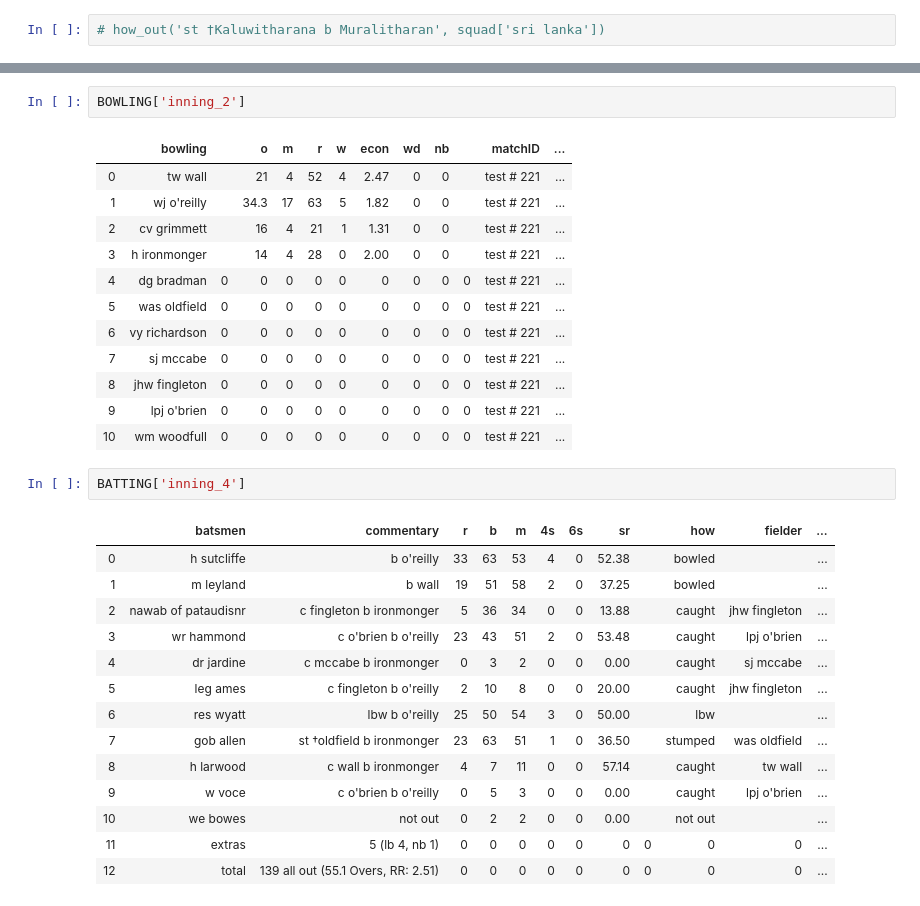
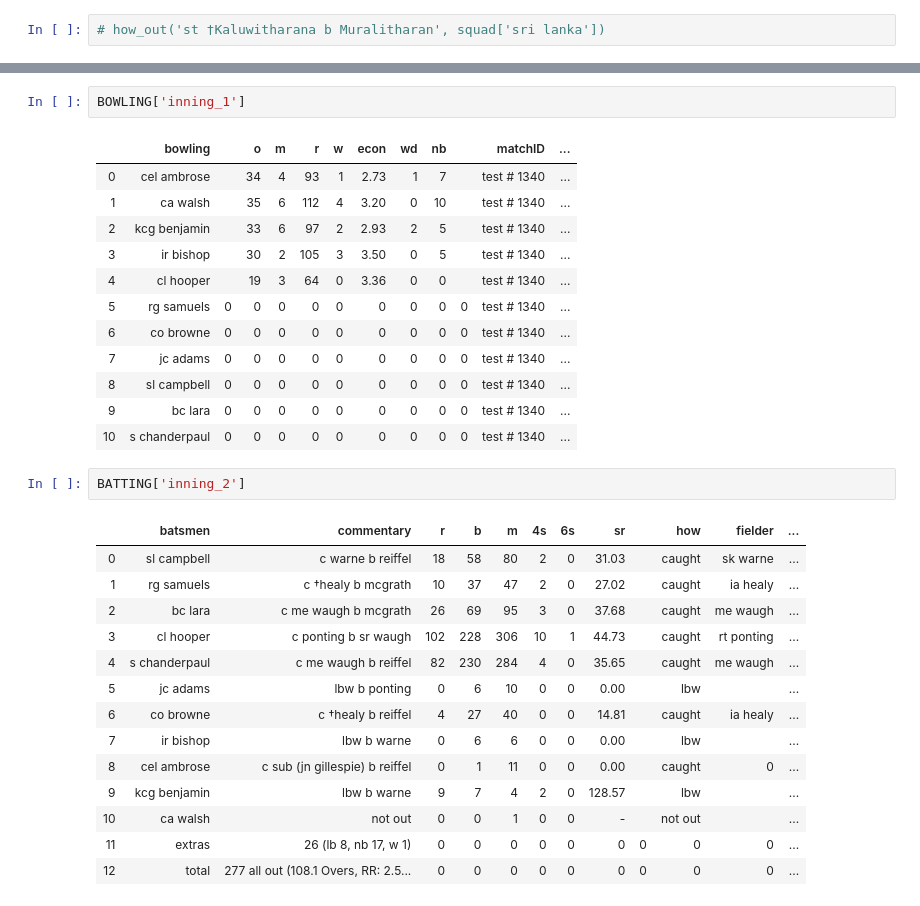
Before and after one commit to ronsg83/Cricanalytics, a Jupyter notebook: Cricket_data_2.ipynb, the cells around one changed output, grey strips where cells are left out. Cells and saved outputs as stored; diff of their text form.

```diff
--- a/Cricket_data_2.ipynb
+++ b/Cricket_data_2.ipynb
@@ -419,35 +531,35 @@ TEAM_INFO
 # %%
-BOWLING['inning_2']
+BOWLING['inning_1']
 # %% [output]
 |  | bowling |  | o | m | r | w | econ | wd | nb |  | matchID | ... |
-| 0 | tw wall |  | 21 | 4 | 52 | 4 | 2.47 | 0 | 0 |  | test # 221 | ... |
-| 1 | wj o'reilly |  | 34.3 | 17 | 63 | 5 | 1.82 | 0 | 0 |  | test # 221 | ... |
-| 2 | cv grimmett |  | 16 | 4 | 21 | 1 | 1.31 | 0 | 0 |  | test # 221 | ... |
-| 3 | h ironmonger |  | 14 | 4 | 28 | 0 | 2.00 | 0 | 0 |  | test # 221 | ... |
-| 4 | dg bradman | 0 | 0 | 0 | 0 | 0 | 0 | 0 | 0 | 0 | test # 221 | ... |
-| 5 | was oldfield | 0 | 0 | 0 | 0 | 0 | 0 | 0 | 0 | 0 | test # 221 | ... |
-| 6 | vy richardson | 0 | 0 | 0 | 0 | 0 | 0 | 0 | 0 | 0 | test # 221 | ... |
-| 7 | sj mccabe | 0 | 0 | 0 | 0 | 0 | 0 | 0 | 0 | 0 | test # 221 | ... |
-| 8 | jhw fingleton | 0 | 0 | 0 | 0 | 0 | 0 | 0 | 0 | 0 | test # 221 | ... |
-| 9 | lpj o'brien | 0 | 0 | 0 | 0 | 0 | 0 | 0 | 0 | 0 | test # 221 | ... |
-| 10 | wm woodfull | 0 | 0 | 0 | 0 | 0 | 0 | 0 | 0 | 0 | test # 221 | ... |
+| 0 | cel ambrose |  | 34 | 4 | 93 | 1 | 2.73 | 1 | 7 |  | test # 1340 | ... |
+| 1 | ca walsh |  | 35 | 6 | 112 | 4 | 3.20 | 0 | 10 |  | test # 1340 | ... |
+| 2 | kcg benjamin |  | 33 | 6 | 97 | 2 | 2.93 | 2 | 5 |  | test # 1340 | ... |
+| 3 | ir bishop |  | 30 | 2 | 105 | 3 | 3.50 | 0 | 5 |  | test # 1340 | ... |
+| 4 | cl hooper |  | 19 | 3 | 64 | 0 | 3.36 | 0 | 0 |  | test # 1340 | ... |
+| 5 | rg samuels | 0 | 0 | 0 | 0 | 0 | 0 | 0 | 0 | 0 | test # 1340 | ... |
+| 6 | co browne | 0 | 0 | 0 | 0 | 0 | 0 | 0 | 0 | 0 | test # 1340 | ... |
+| 7 | jc adams | 0 | 0 | 0 | 0 | 0 | 0 | 0 | 0 | 0 | test # 1340 | ... |
+| 8 | sl campbell | 0 | 0 | 0 | 0 | 0 | 0 | 0 | 0 | 0 | test # 1340 | ... |
+| 9 | bc lara | 0 | 0 | 0 | 0 | 0 | 0 | 0 | 0 | 0 | test # 1340 | ... |
+| 10 | s chanderpaul | 0 | 0 | 0 | 0 | 0 | 0 | 0 | 0 | 0 | test # 1340 | ... |
 # %%
-BATTING['inning_4']
+BATTING['inning_2']
 # %% [output]
 |  | batsmen | commentary | r | b | m | 4s | 6s | sr |  | how | fielder | ... |
-| 0 | h sutcliffe | b o'reilly | 33 | 63 | 53 | 4 | 0 | 52.38 |  | bowled |  | ... |
-| 1 | m leyland | b wall | 19 | 51 | 58 | 2 | 0 | 37.25 |  | bowled |  | ... |
-| 2 | nawab of pataudisnr | c fingleton b ironmonger | 5 | 36 | 34 | 0 | 0 | 13.88 |  | caught | jhw fingleton | ... |
-| 3 | wr hammond | c o'brien b o'reilly | 23 | 43 | 51 | 2 | 0 | 53.48 |  | caught | lpj o'brien | ... |
-| 4 | dr jardine | c mccabe b ironmonger | 0 | 3 | 2 | 0 | 0 | 0.00 |  | caught | sj mccabe | ... |
-| 5 | leg ames | c fingleton b o'reilly | 2 | 10 | 8 | 0 | 0 | 20.00 |  | caught | jhw fingleton | ... |
-| 6 | res wyatt | lbw b o'reilly | 25 | 50 | 54 | 3 | 0 | 50.00 |  | lbw |  | ... |
-| 7 | gob allen | st †oldfield b ironmonger | 23 | 63 | 51 | 1 | 0 | 36.50 |  | stumped | was oldfield | ... |
-| 8 | h larwood | c wall b ironmonger | 4 | 7 | 11 | 0 | 0 | 57.14 |  | caught | tw wall | ... |
-| 9 | w voce | c o'brien b o'reilly | 0 | 5 | 3 | 0 | 0 | 0.00 |  | caught | lpj o'brien | ... |
-| 10 | we bowes | not out | 0 | 2 | 2 | 0 | 0 | 0.00 |  | not out |  | ... |
-| 11 | extras | 5 (lb 4, nb 1) | 0 | 0 | 0 | 0 | 0 | 0 | 0 | 0 | 0 | ... |
-| 12 | total | 139 all out (55.1 Overs, RR: 2.51) | 0 | 0 | 0 | 0 | 0 | 0 | 0 | 0 | 0 | ... |
+| 0 | sl campbell | c warne b reiffel | 18 | 58 | 80 | 2 | 0 | 31.03 |  | caught | sk warne | ... |
+| 1 | rg samuels | c †healy b mcgrath | 10 | 37 | 47 | 2 | 0 | 27.02 |  | caught | ia healy | ... |
+| 2 | bc lara | c me waugh b mcgrath | 26 | 69 | 95 | 3 | 0 | 37.68 |  | caught | me waugh | ... |
+| 3 | cl hooper | c ponting b sr waugh | 102 | 228 | 306 | 10 | 1 | 44.73 |  | caught | rt ponting | ... |
+| 4 | s chanderpaul | c me waugh b reiffel | 82 | 230 | 284 | 4 | 0 | 35.65 |  | caught | me waugh | ... |
+| 5 | jc adams | lbw b ponting | 0 | 6 | 10 | 0 | 0 | 0.00 |  | lbw |  | ... |
+| 6 | co browne | c †healy b reiffel | 4 | 27 | 40 | 0 | 0 | 14.81 |  | caught | ia healy | ... |
+| 7 | ir bishop | lbw b warne | 0 | 6 | 6 | 0 | 0 | 0.00 |  | lbw |  | ... |
+| 8 | cel ambrose | c sub (jn gillespie) b reiffel | 0 | 1 | 11 | 0 | 0 | 0.00 |  | caught | 0 | ... |
+| 9 | kcg benjamin | lbw b warne | 9 | 7 | 4 | 2 | 0 | 128.57 |  | lbw |  | ... |
+| 10 | ca walsh | not out | 0 | 0 | 1 | 0 | 0 | - |  | not out |  | ... |
+| 11 | extras | 26 (lb 8, nb 17, w 1) | 0 | 0 | 0 | 0 | 0 | 0 | 0 | 0 | 0 | ... |
+| 12 | total | 277 all out (108.1 Overs, RR: 2.5... | 0 | 0 | 0 | 0 | 0 | 0 | 0 | 0 | 0 | ... |
 # %%
 MATCH_DETAILS
 # %% [output]
```
Also changed, not shown: parts of 11 cells of this notebook.
